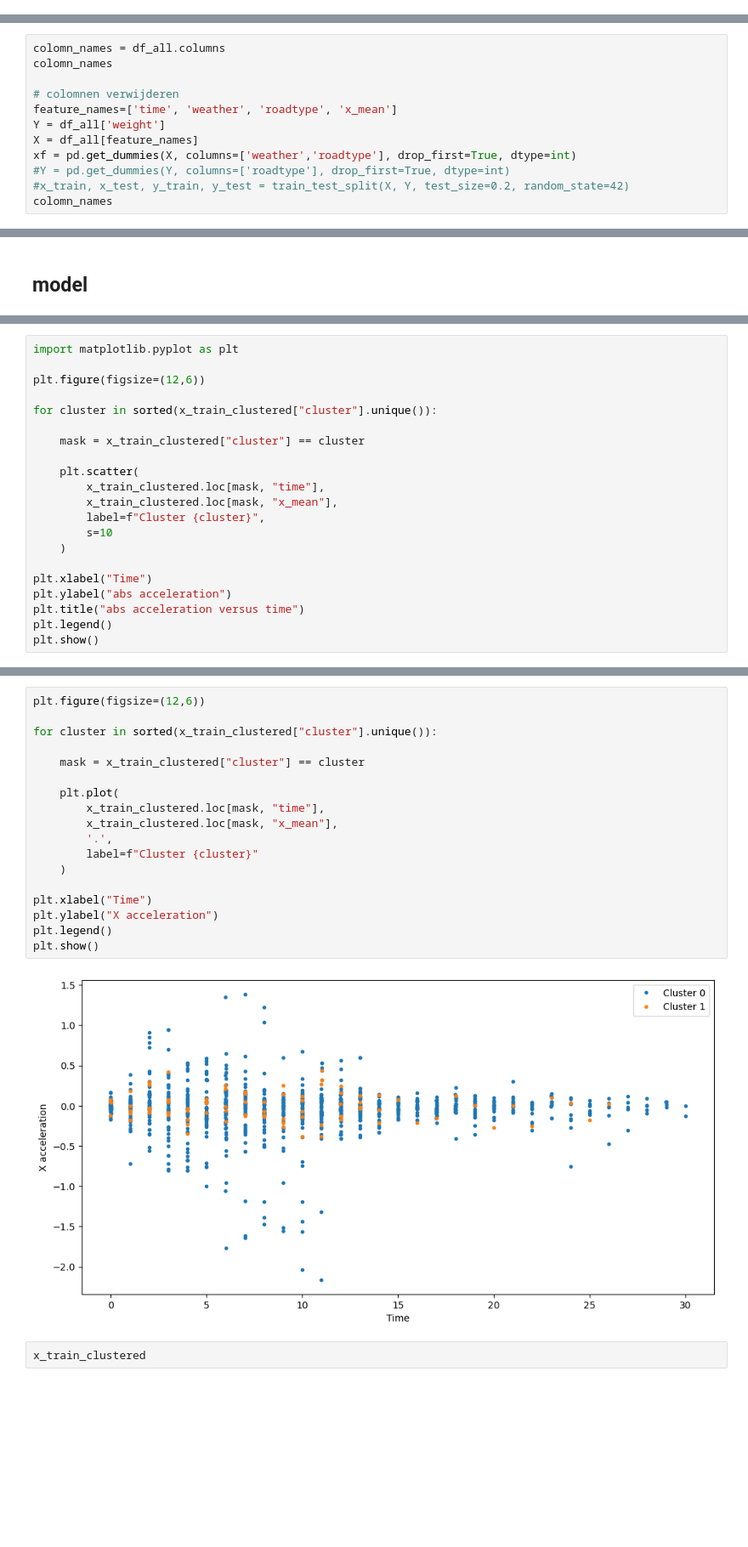
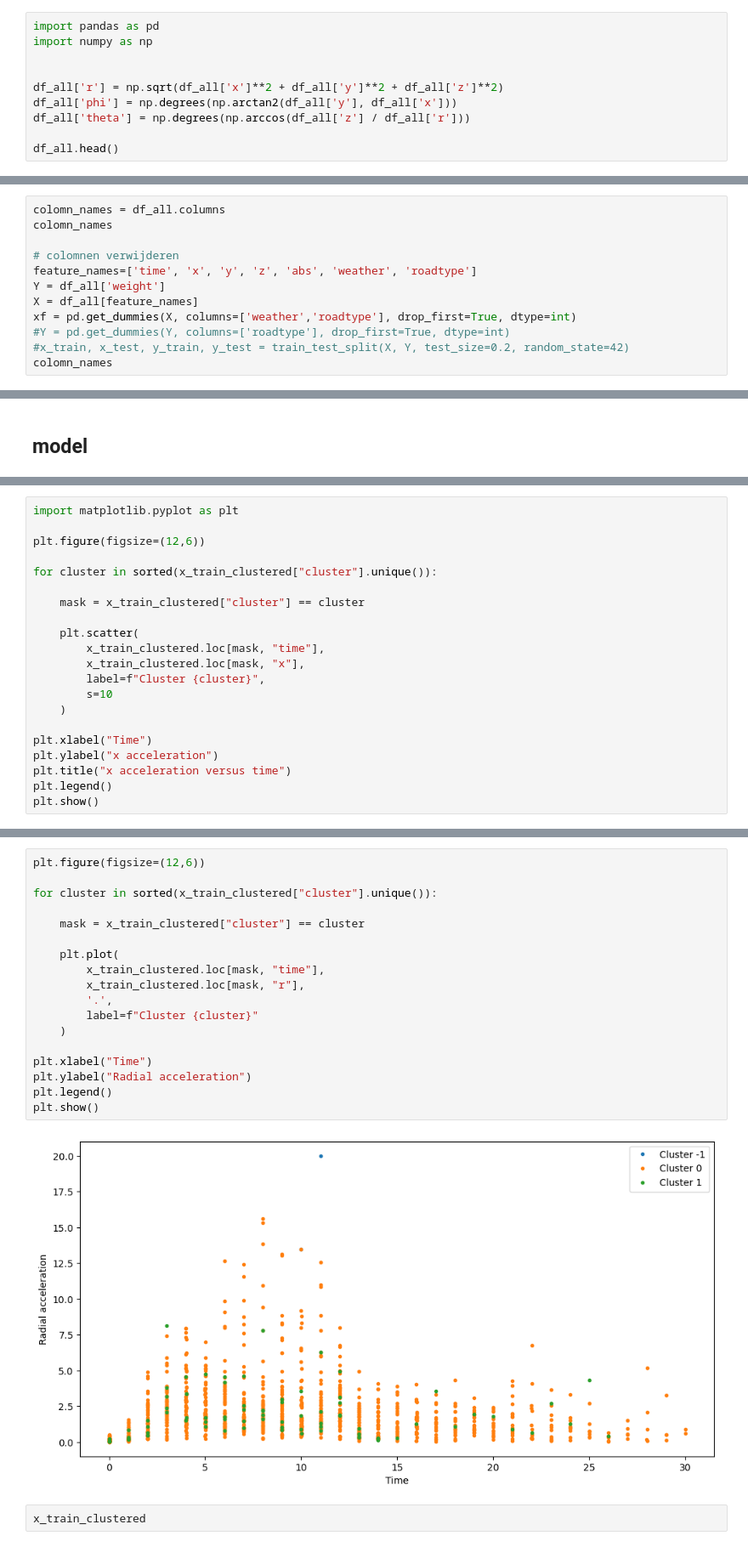
Before and after one commit to lrncjrssn/DS8_eindproject, a Jupyter notebook: Clustering.ipynb, the cells around one changed output, grey strips where cells are left out. Shown at 85% size. Saved outputs shown, nothing was run; the diff lists cells and outputs as text; blank space fills up the shorter version.

```diff
--- a/Clustering.ipynb
+++ b/Clustering.ipynb
@@ -32,3 +32,13 @@ df_all.head()
 | 298 | 3.000444 | 3.016697 | 0.947292 | -0.673180 | 3.232800 | Asfalt_0_second_3.csv | asphalt | 0.0 | Dry | Laurence & Doris | ... | ... |
 | 398 | 4.005364 | -0.492856 | 1.994679 | 0.532708 | 2.122600 | Asfalt_0_second_4.csv | asphalt | 0.0 | Dry | Laurence & Doris | ... | ... |
 5 rows × 23 columns
+# %%
+import pandas as pd
+import numpy as np
+
+
+df_all['r'] = np.sqrt(df_all['x']**2 + df_all['y']**2 + df_all['z']**2)
+df_all['phi'] = np.degrees(np.arctan2(df_all['y'], df_all['x']))
+df_all['theta'] = np.degrees(np.arccos(df_all['z'] / df_all['r']))
+
+df_all.head()
@@ -37,7 +55,7 @@ colomn_names = df_all.columns
 colomn_names
 
 # colomnen verwijderen
-feature_names=['time', 'weather', 'roadtype', 'x_mean']
+feature_names=['time', 'x', 'y', 'z', 'abs', 'weather', 'roadtype']
 Y = df_all['weight']
 X = df_all[feature_names]
 xf = pd.get_dummies(X, columns=['weather','roadtype'], drop_first=True, dtype=int)
@@ -213,14 +238,14 @@ for cluster in sorted(x_train_clustered["cluster"].unique()):
 
     plt.scatter(
         x_train_clustered.loc[mask, "time"],
-        x_train_clustered.loc[mask, "x_mean"],
+        x_train_clustered.loc[mask, "x"],
         label=f"Cluster {cluster}",
         s=10
     )
 
 plt.xlabel("Time")
-plt.ylabel("abs acceleration")
-plt.title("abs acceleration versus time")
+plt.ylabel("x acceleration")
+plt.title("x acceleration versus time")
 plt.legend()
 plt.show()
 # %% [output]
@@ -228,23 +253,23 @@ plt.show()
 # %%
 plt.figure(figsize=(12,6))
 
 for cluster in sorted(x_train_clustered["cluster"].unique()):
 
     mask = x_train_clustered["cluster"] == cluster
 
     plt.plot(
         x_train_clustered.loc[mask, "time"],
-        x_train_clustered.loc[mask, "x_mean"],
+        x_train_clustered.loc[mask, "r"],
         '.',
         label=f"Cluster {cluster}"
     )
 
 plt.xlabel("Time")
-plt.ylabel("X acceleration")
+plt.ylabel("Radial acceleration")
 plt.legend()
 plt.show()
 # %% [output]
-[figure, old version]
+[figure, new version]
 # %%
 x_train_clustered
 # %% [output]
```
Also changed, not shown: parts of 6 cells of this notebook, 2 other files.
